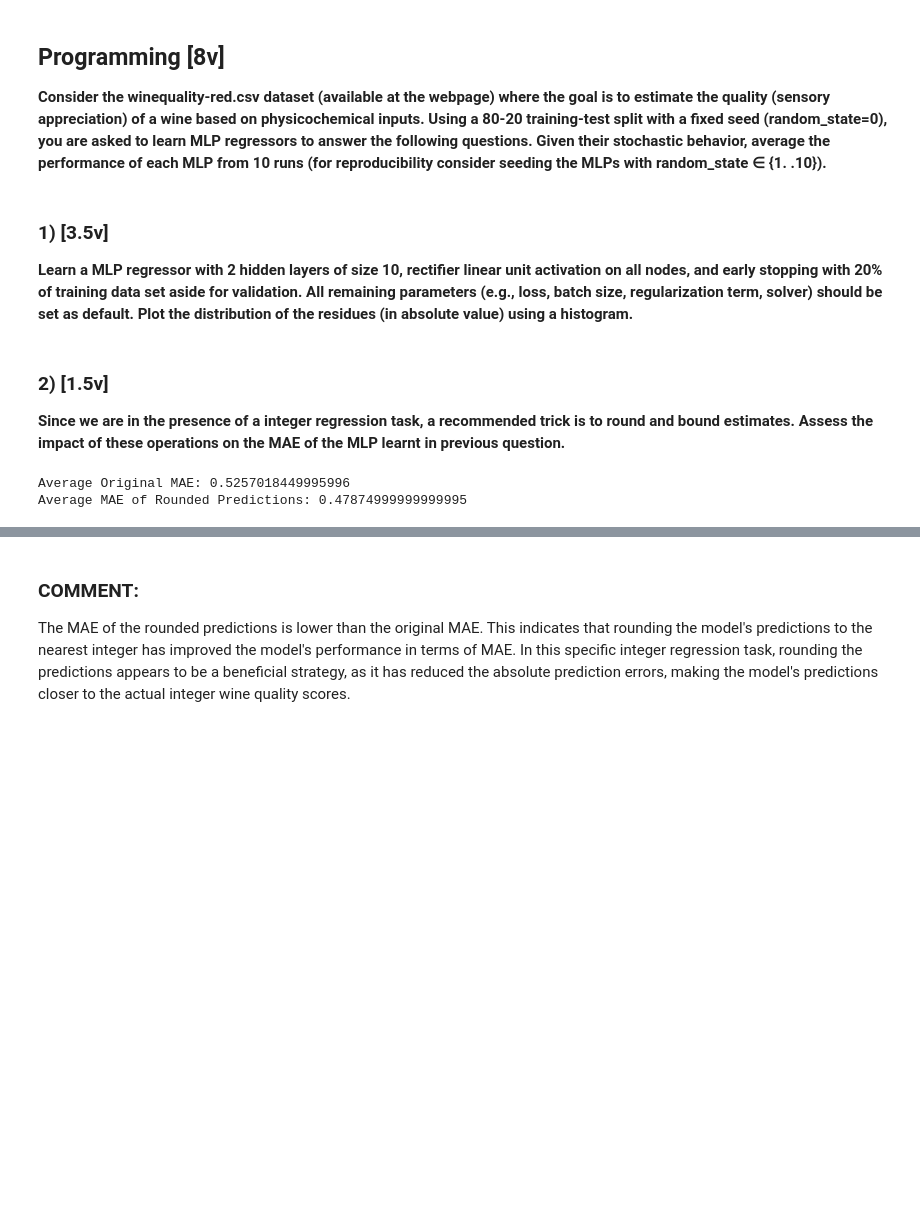
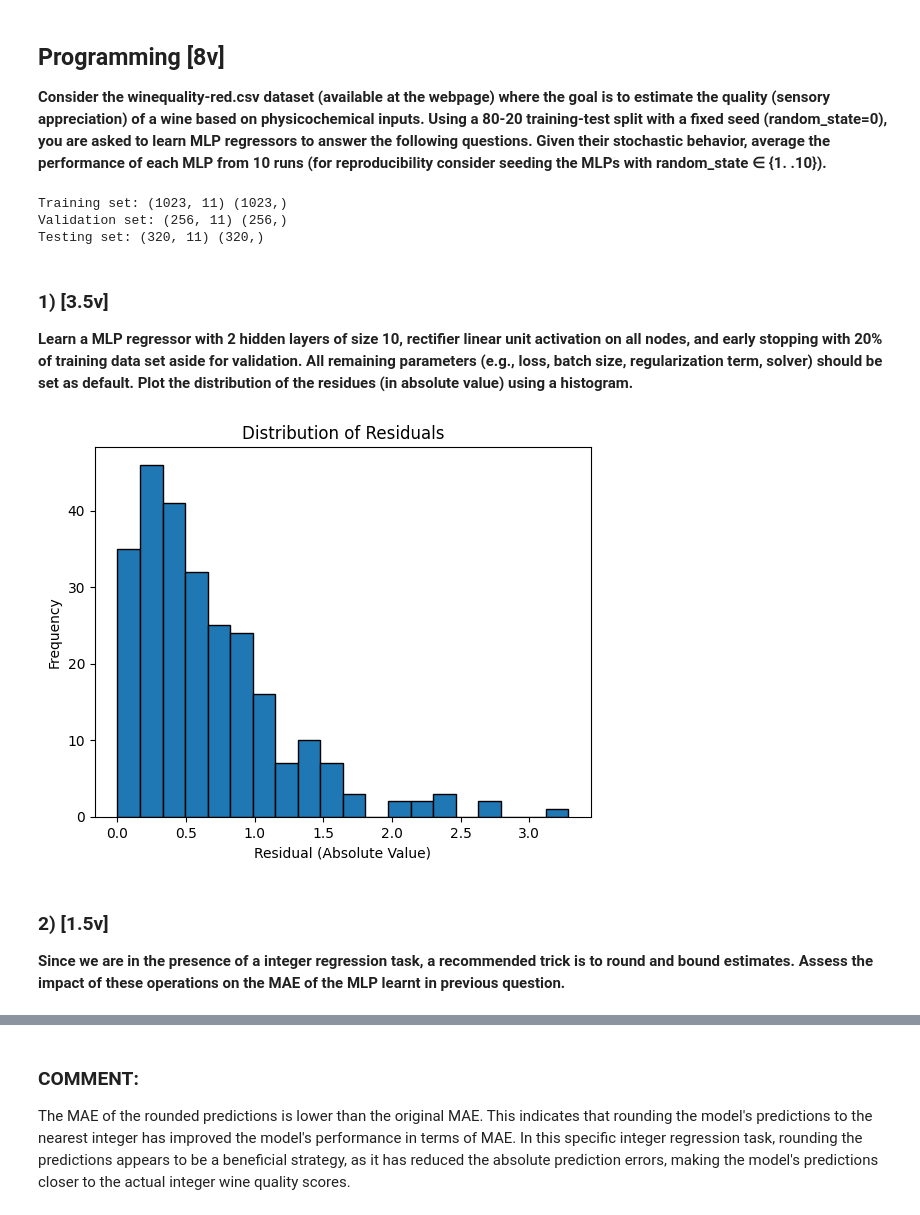
Before and after one commit to joanapeixinho/proj-APRE, a Jupyter notebook: src/hm3/HW3.ipynb, the cells around one changed output, grey strips where cells are left out. Cells and saved outputs as stored; diff of their text form; code cells hidden in the pictures; blank space fills up the shorter version.

```diff
--- a/src/hm3/HW3.ipynb
+++ b/src/hm3/HW3.ipynb
@@ -83,19 +106,31 @@ import numpy as np
 # Load the dataset
 data = pd.read_csv("winequality-red.csv", sep=";")
 
-# Split the data into training and testing sets
+# Split the data into training, validation, and testing sets
 train, test = train_test_split(data, test_size=0.2, random_state=0)
+train, val = train_test_split(train, test_size=0.2, random_state=0)  # Split further for validation
 
-# Split the dataset into features (X) and target variable (y) for both training and testing sets
+# Split the dataset into features (X) and target variable (y) for all sets
 X_train = train.drop(columns=['quality'])
 y_train = train['quality']
+X_val = val.drop(columns=['quality'])
+y_val = val['quality']
 X_test = test.drop(columns=['quality'])
 y_test = test['quality']
+
+print("Training set:", X_train.shape, y_train.shape)
+print("Validation set:", X_val.shape, y_val.shape)
+print("Testing set:", X_test.shape, y_test.shape)
 
 # Standardize the features using the same scaler for consistency
 scaler = StandardScaler()
 X_train = scaler.fit_transform(X_train)
+X_val = scaler.transform(X_val)
 X_test = scaler.transform(X_test)
+# %% [output]
+Training set: (1023, 11) (1023,)
+Validation set: (256, 11) (256,)
+Testing set: (320, 11) (320,)
 # %% [markdown]
 ### 1) [3.5v]
 
@@ -106,63 +141,24 @@ default. Plot the distribution of the residues (in absolute value) using a histo
 # %%
 import matplotlib.pyplot as plt
 
 
 mlp = MLPRegressor(hidden_layer_sizes=(10, 10), activation='relu', early_stopping=True, validation_fraction=0.2, random_state=0)
 mlp.fit(X_train, y_train)
 
 
-y_pred = mlp.predict(X_test)
-residuals = np.abs(y_test - y_pred)
+y_pred = mlp.predict(X_val)
+residuals = np.abs(y_val - y_pred)
 
 plt.hist(residuals, bins=20, edgecolor='k')
 plt.title("Distribution of Residuals")
 plt.xlabel("Residual (Absolute Value)")
 plt.ylabel("Frequency")
 plt.show()
+# %% [output]
+[figure, added]
 # %% [markdown]
 ### 2) [1.5v]
 
 **Since we are in the presence of a integer regression task, a recommended trick is to
 round and bound estimates. Assess the impact of these operations on the MAE of the MLP
 learnt in previous question.**
-# %%
-import pandas as pd
-from sklearn.model_selection import train_test_split
-from sklearn.neural_network import MLPRegressor
-from sklearn.metrics import mean_absolute_error
-import numpy as np
-
-
-
-# Initialize arrays to store the results
-original_mae_list = []
-rounded_mae_list = []
-
-# Loop through different random seeds (10 runs)
-for random_state in range(1, 11):
-    # Split the data into training and validation sets (80% train, 20% validation)
-    X_train, X_val, y_train, y_val = train_test_split(X, y, test_size=0.2, random_state=random_state)
-
-    # Make predictions on the validation set
-    y_pred = mlp.predict(X_val)
-
-    # Calculate the original MAE
-    original_mae = mean_absolute_error(y_val, y_pred)
-    original_mae_list.append(original_mae)
-
-    # Round the predicted values to the nearest integer
-    rounded_predictions = [round(pred) for pred in y_pred]
-
-    # Calculate the MAE of the rounded predictions
-    rounded_mae = mean_absolute_error(y_val, rounded_predictions)
-    rounded_mae_list.append(rounded_mae)
-
-# Calculate the average original MAE and rounded MAE over the 10 runs
-average_original_mae = np.mean(original_mae_list)
-average_rounded_mae = np.mean(rounded_mae_list)
-
-print(f'Average Original MAE: {average_original_mae}')
-print(f'Average MAE of Rounded Predictions: {average_rounded_mae}')
-# %% [output]
-Average Original MAE: 0.5257018449995996
-Average MAE of Rounded Predictions: 0.47874999999999995
```
Also changed, not shown: parts of 4 cells of this notebook.
